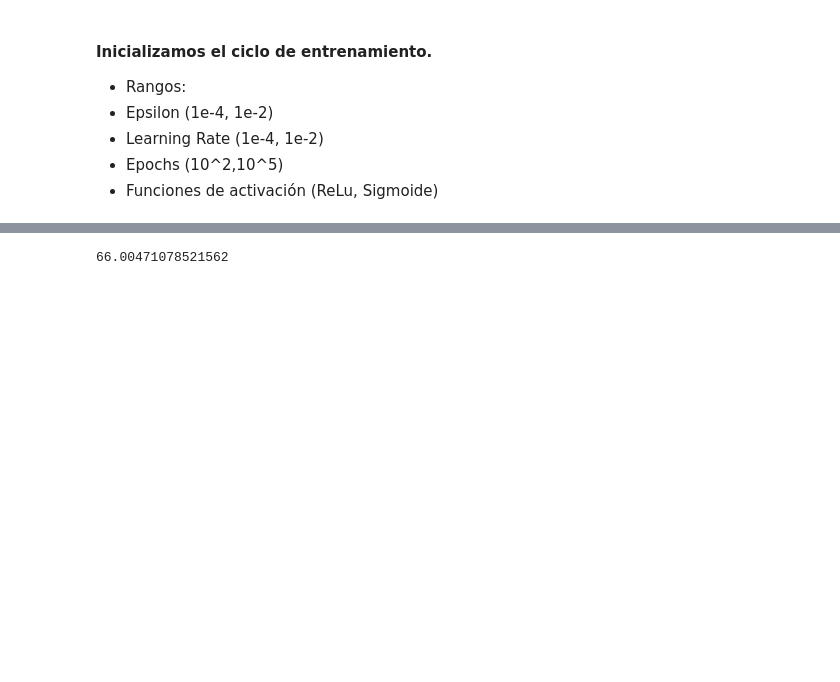
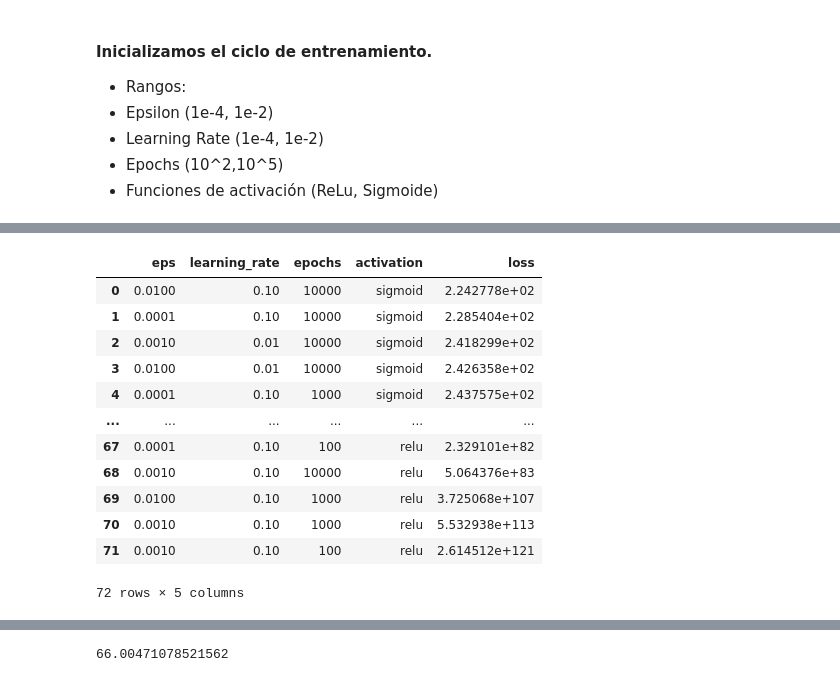
Before and after one commit to florianreyes/TP2_Metodos_Cantarovici_Reyes, a Jupyter notebook: TP2_Metodos_Canta_Reyes.ipynb, the cells around one changed output, grey strips where cells are left out. Saved outputs shown, nothing was run; the diff lists cells and outputs as text; code cells hidden in the pictures; blank space fills up the shorter version.

```diff
--- a/TP2_Metodos_Canta_Reyes.ipynb
+++ b/TP2_Metodos_Canta_Reyes.ipynb
@@ -173,0 +205,16 @@ data_loss
+# %%
+data_loss_2
+# %% [output]
+|  | eps | learning_rate | epochs | activation | loss |
+| 0 | 0.0100 | 0.10 | 10000 | sigmoid | 2.242778e+02 |
+| 1 | 0.0001 | 0.10 | 10000 | sigmoid | 2.285404e+02 |
+| 2 | 0.0010 | 0.01 | 10000 | sigmoid | 2.418299e+02 |
+| 3 | 0.0100 | 0.01 | 10000 | sigmoid | 2.426358e+02 |
+| 4 | 0.0001 | 0.10 | 1000 | sigmoid | 2.437575e+02 |
+| ... | ... | ... | ... | ... | ... |
+| 67 | 0.0001 | 0.10 | 100 | relu | 2.329101e+82 |
+| 68 | 0.0010 | 0.10 | 10000 | relu | 5.064376e+83 |
+| 69 | 0.0100 | 0.10 | 1000 | relu | 3.725068e+107 |
+| 70 | 0.0010 | 0.10 | 1000 | relu | 5.532938e+113 |
+| 71 | 0.0010 | 0.10 | 100 | relu | 2.614512e+121 |
+72 rows × 5 columns
```
Also changed, not shown: parts of 12 cells of this notebook.
